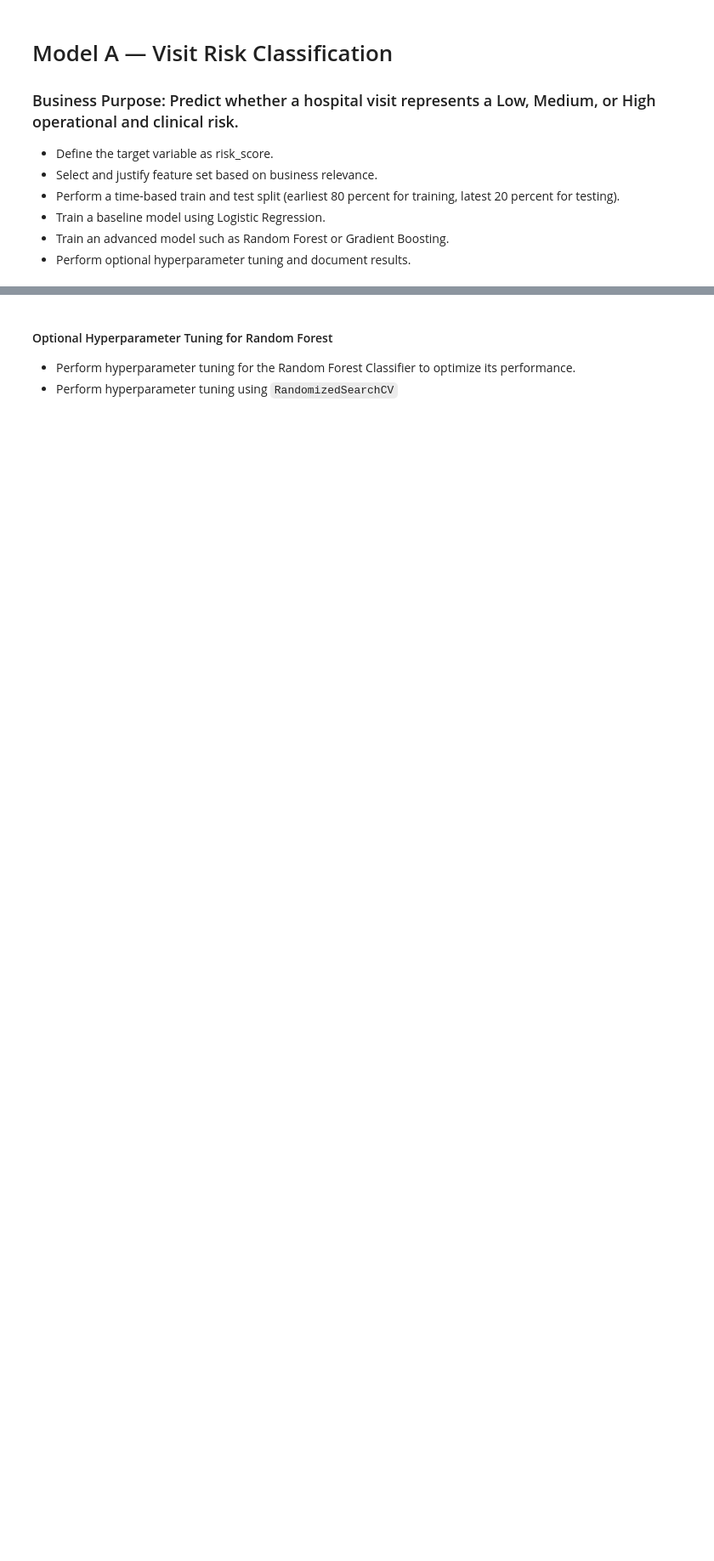
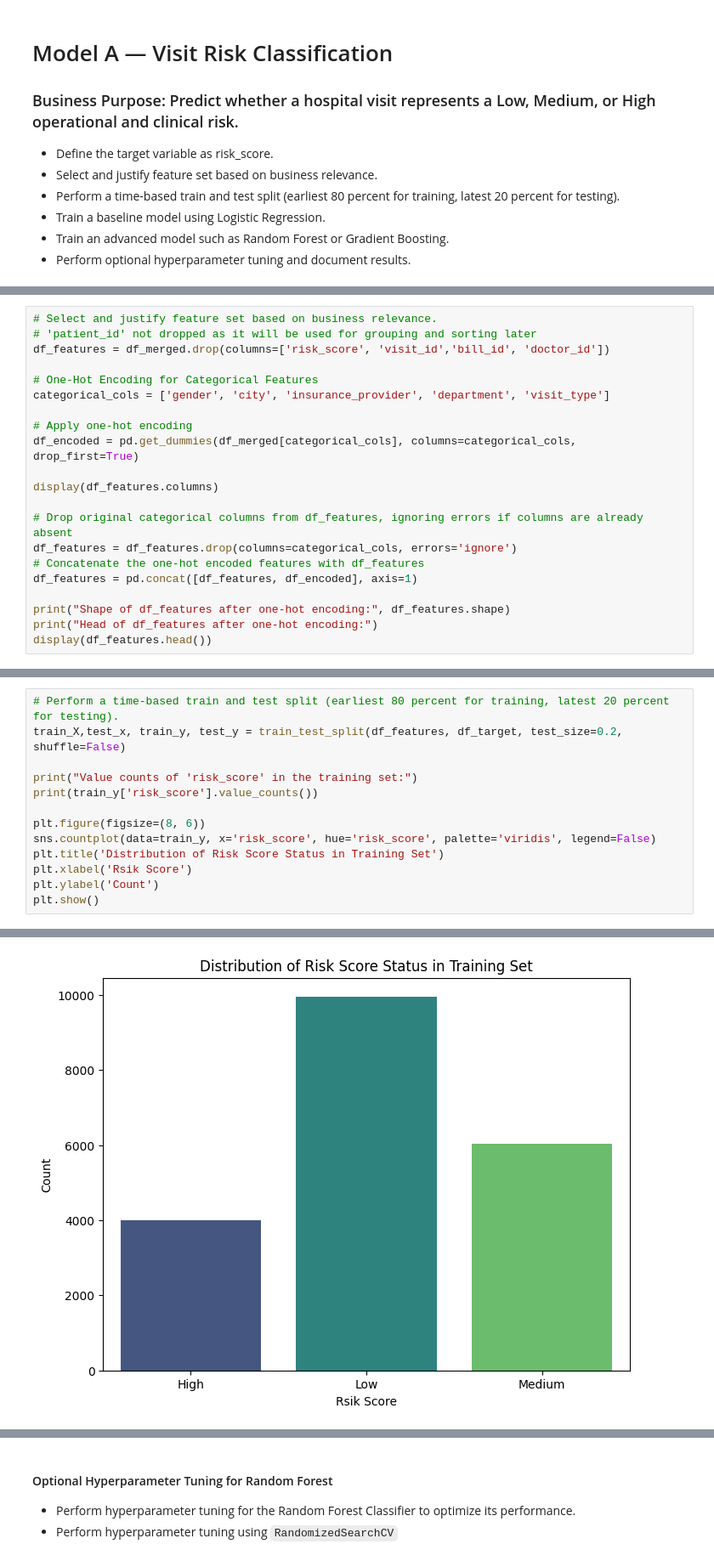
Before and after one commit to rahilkhan-acadmic/APAIML-GradedMiniProject, a Jupyter notebook: capstone/02_risk_model.ipynb, the cells around one changed output, grey strips where cells are left out. Shown at 85% size. Cells and saved outputs as stored; diff of their text form; blank space fills up the shorter version.

```diff
--- a/capstone/02_risk_model.ipynb
+++ b/capstone/02_risk_model.ipynb
@@ -157,0 +159,21 @@ print("Unique values in encoded train_y:", pd.Series(train_y).unique())
+# %%
+# Select and justify feature set based on business relevance.
+# 'patient_id' not dropped as it will be used for grouping and sorting later
+df_features = df_merged.drop(columns=['risk_score', 'visit_id','bill_id', 'doctor_id'])
+
+# One-Hot Encoding for Categorical Features
+categorical_cols = ['gender', 'city', 'insurance_provider', 'department', 'visit_type']
+
+# Apply one-hot encoding
+df_encoded = pd.get_dummies(df_merged[categorical_cols], columns=categorical_cols, drop_first=True)
+
+display(df_features.columns)
+
+# Drop original categorical columns from df_features, ignoring errors if columns are already absent
+df_features = df_features.drop(columns=categorical_cols, errors='ignore')
+# Concatenate the one-hot encoded features with df_features
+df_features = pd.concat([df_features, df_encoded], axis=1)
+
+print("Shape of df_features after one-hot encoding:", df_features.shape)
+print("Head of df_features after one-hot encoding:")
+display(df_features.head())
@@ -157,0 +298,14 @@ print("Unique values in encoded train_y:", pd.Series(train_y).unique())
+# %%
+# Perform a time-based train and test split (earliest 80 percent for training, latest 20 percent for testing).
+train_X,test_x, train_y, test_y = train_test_split(df_features, df_target, test_size=0.2, shuffle=False)
+
+print("Value counts of 'risk_score' in the training set:")
+print(train_y['risk_score'].value_counts())
+
+plt.figure(figsize=(8, 6))
+sns.countplot(data=train_y, x='risk_score', hue='risk_score', palette='viridis', legend=False)
+plt.title('Distribution of Risk Score Status in Training Set')
+plt.xlabel('Rsik Score')
+plt.ylabel('Count')
+plt.show()
+# %% [output]
@@ -157,0 +318 @@ print("Unique values in encoded train_y:", pd.Series(train_y).unique())
+[figure, added]
```
Also changed, not shown: parts of 46 cells of this notebook.
